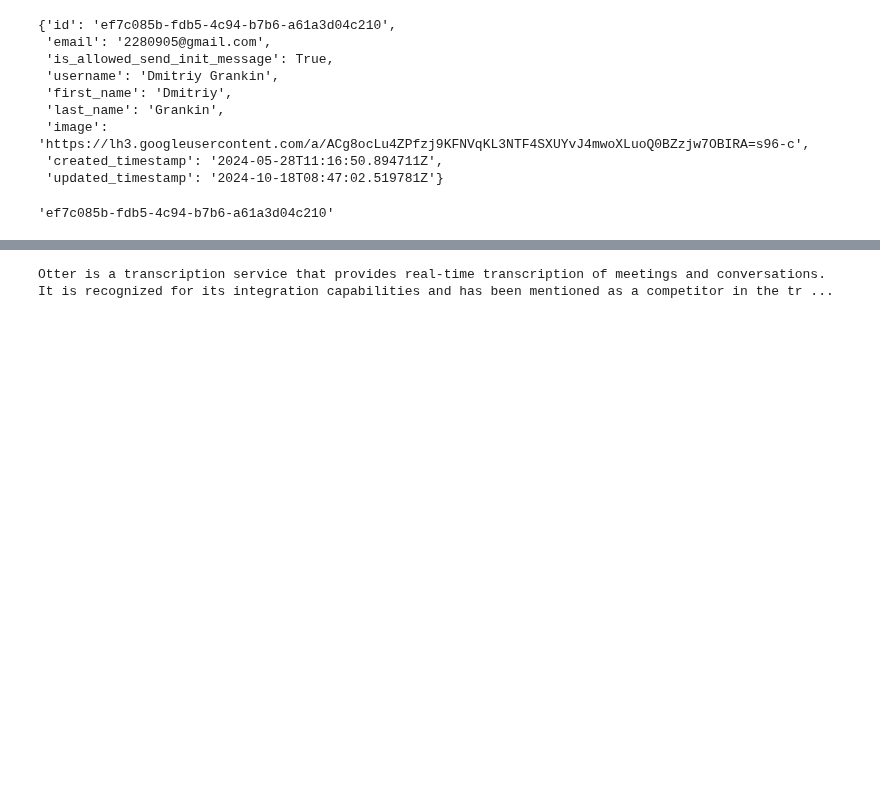
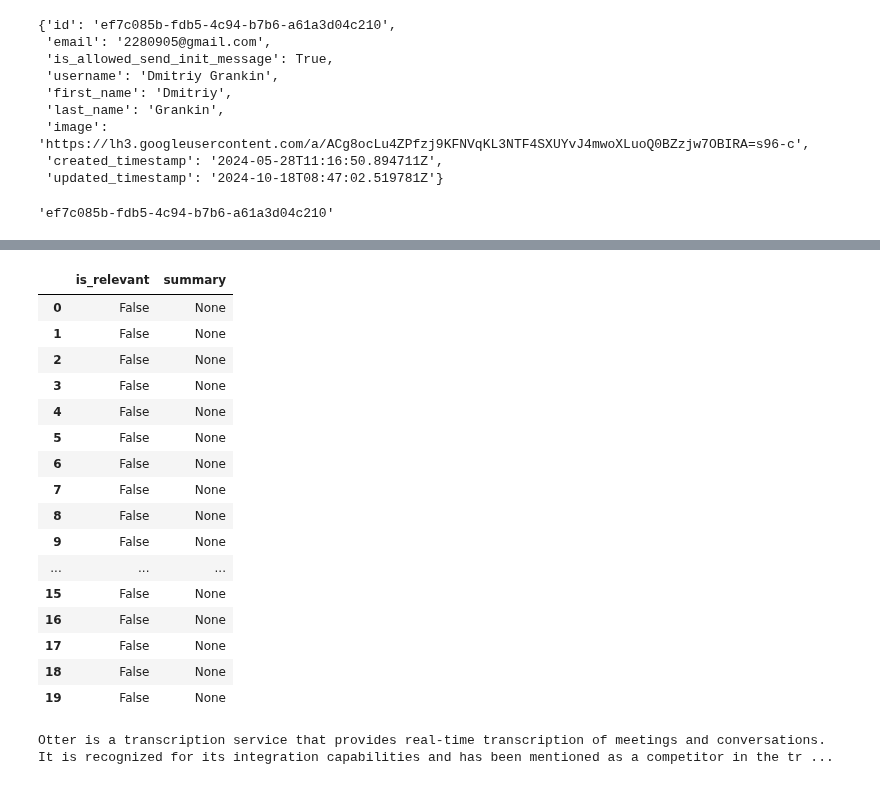
Before and after one commit to Vexa-ai/vexa-engine, a Jupyter notebook: 24.ipynb, the cells around one changed output, grey strips where cells are left out. Cells and saved outputs as stored; diff of their text form; code cells hidden in the pictures; blank space fills up the shorter version.

```diff
--- a/24.ipynb
+++ b/24.ipynb
@@ -87,0 +103,25 @@ meeting_groups
+# %%
+class SearchResult(BaseCall):  # Changed from BaseCall to BaseModel
+    is_relevant: bool = Field(..., description="Whether this search result is relevant to the query")
+    summary: Optional[str] = Field(None, max_length=50, description="50-character summary of the relevant result, None if not relevant")
+
+class SearchEvaluation(BaseCall):
+    results: List[SearchResult] = Field(..., description="List of evaluated search results with relevance and summaries")
+
+    @classmethod
+    async def evaluate(cls, query: str, search_results: str, model: str = "gpt-4o-mini", use_cache: bool = False, force_store: bool = False):
+        output = await cls.call([
+            system_msg("""For each search result, determine if it's relevant to the query.
+                      For relevant results only, provide a focused 125-character summary that captures the key information.
+                      Be strict with relevance - only mark as relevant if it directly addresses the query topic."""),
+            user_msg(f"""Query: {query}
+
+Search Results to evaluate:
+{search_results}""")
+        ], model=model, use_cache=use_cache, force_store=force_store)
+
+        # Process the output and create a DataFrame
+        results_df = pd.DataFrame(output.model_dump()['results'])
+        return results_df
+# %%
+r = await SearchEvaluation.evaluate(query, context)
@@ -88,3 +149,23 @@ meeting_groups
+# %%
+r
+# %% [output]
+|  | is_relevant | summary |
+| 0 | False | None |
+| 1 | False | None |
+| 2 | False | None |
+| 3 | False | None |
+| 4 | False | None |
+| 5 | False | None |
+| 6 | False | None |
+| 7 | False | None |
+| 8 | False | None |
+| 9 | False | None |
+| ... | ... | ... |
+| 15 | False | None |
+| 16 | False | None |
+| 17 | False | None |
+| 18 | False | None |
+| 19 | False | None |
 # %%
 
 # Basic chat call
```
Also changed, not shown: parts of 9 cells of this notebook, 1 other file.
